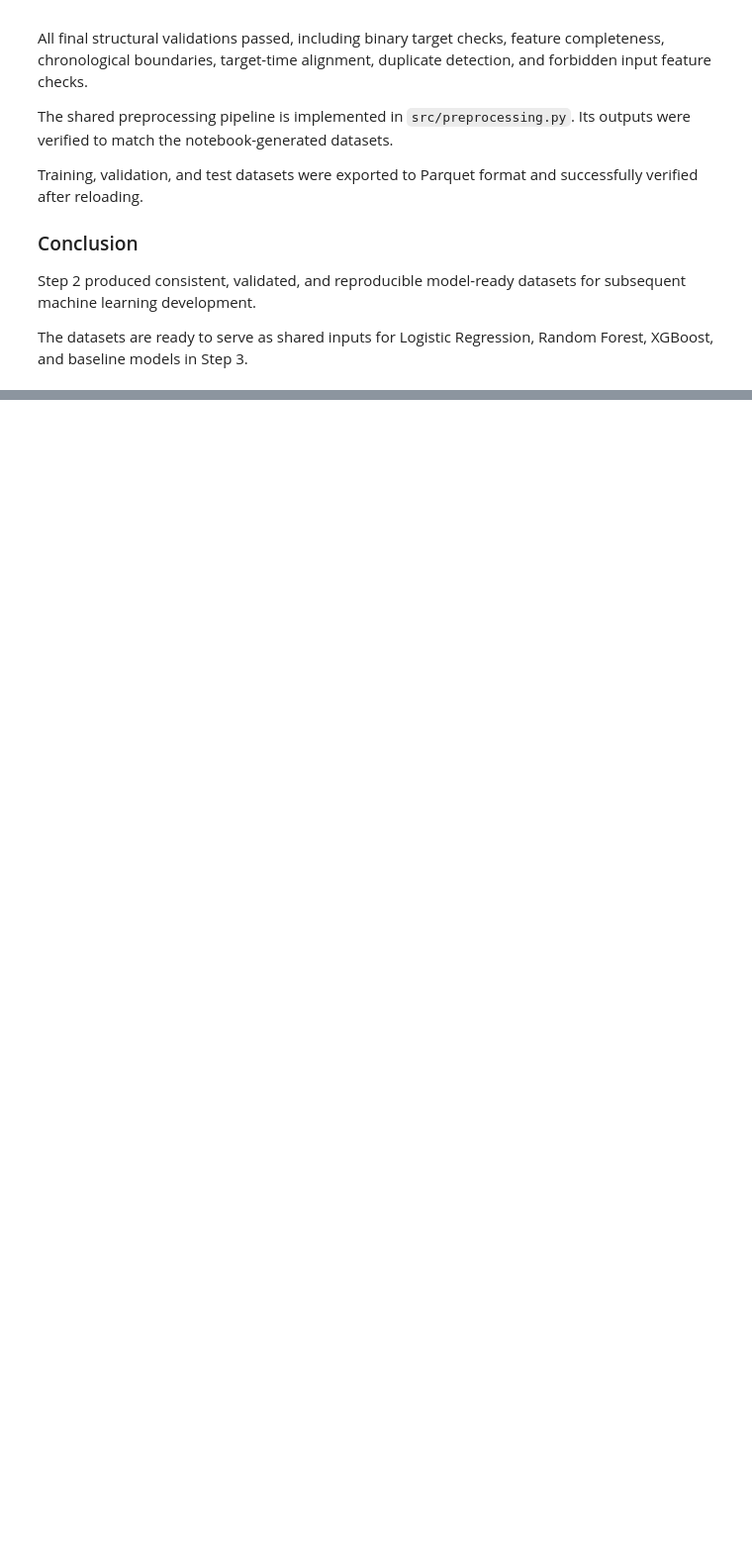
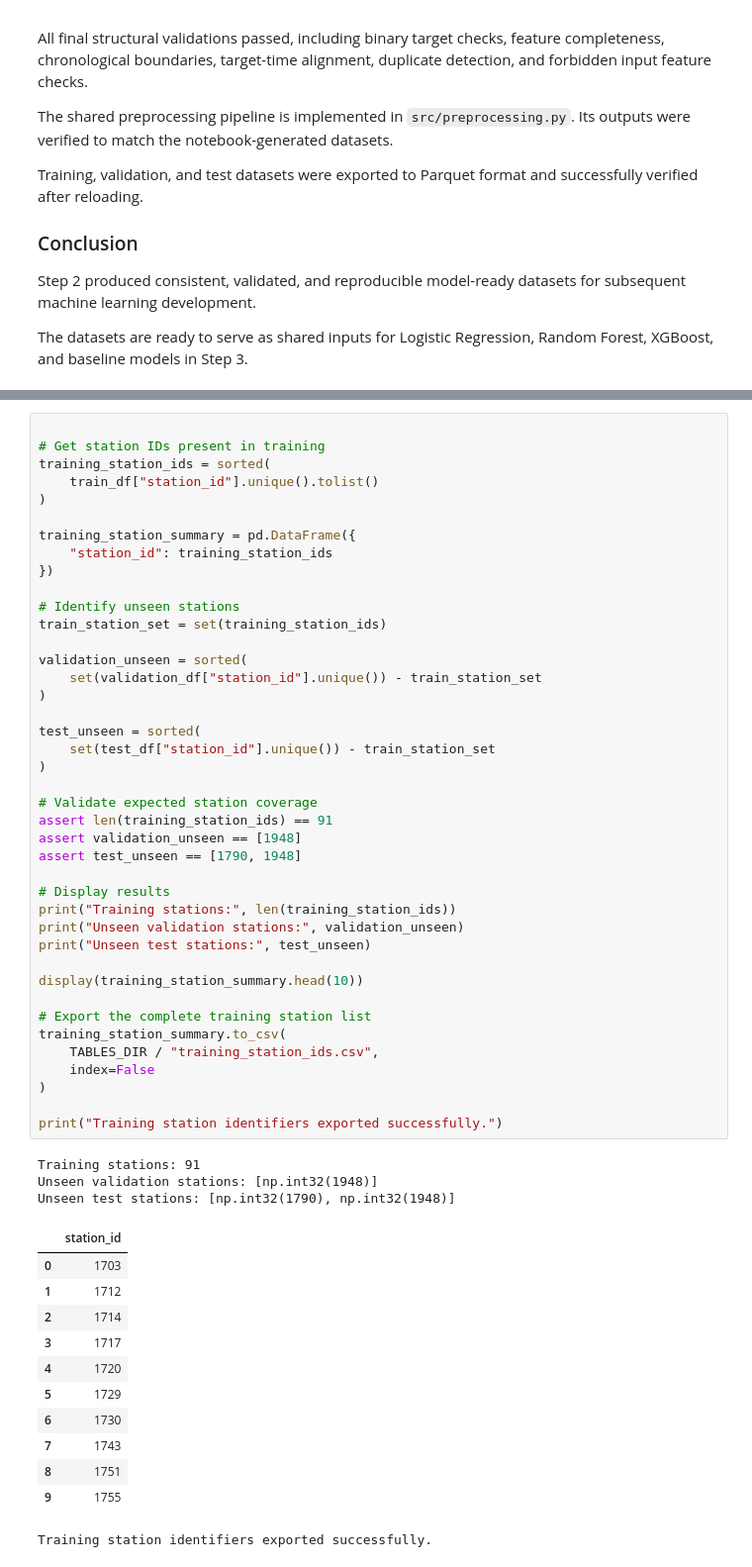
Before and after one commit to sametsav/VoltAhead, a Jupyter notebook: notebooks/05_preprocessing.ipynb, the cells around one changed output, grey strips where cells are left out. Shown at 99% size. Saved outputs shown, nothing was run; the diff lists cells and outputs as text; blank space fills up the shorter version.

```diff
--- a/notebooks/05_preprocessing.ipynb
+++ b/notebooks/05_preprocessing.ipynb
@@ -2348,0 +2450,57 @@ The datasets are ready to serve as shared inputs for Logistic Regression, Random
+# %%
+
+# Get station IDs present in training
+training_station_ids = sorted(
+    train_df["station_id"].unique().tolist()
+)
+
+training_station_summary = pd.DataFrame({
+    "station_id": training_station_ids
+})
+
+# Identify unseen stations
+train_station_set = set(training_station_ids)
+
+validation_unseen = sorted(
+    set(validation_df["station_id"].unique()) - train_station_set
+)
+
+test_unseen = sorted(
+    set(test_df["station_id"].unique()) - train_station_set
+)
+
+# Validate expected station coverage
+assert len(training_station_ids) == 91
+assert validation_unseen == [1948]
+assert test_unseen == [1790, 1948]
+
+# Display results
+print("Training stations:", len(training_station_ids))
+print("Unseen validation stations:", validation_unseen)
+print("Unseen test stations:", test_unseen)
+
+display(training_station_summary.head(10))
+
+# Export the complete training station list
+training_station_summary.to_csv(
+    TABLES_DIR / "training_station_ids.csv",
+    index=False
+)
+
+print("Training station identifiers exported successfully.")
+# %% [output]
+Training stations: 91
+Unseen validation stations: [np.int32(1948)]
+Unseen test stations: [np.int32(1790), np.int32(1948)]
+|  | station_id |
+| 0 | 1703 |
+| 1 | 1712 |
+| 2 | 1714 |
+| 3 | 1717 |
+| 4 | 1720 |
+| 5 | 1729 |
+| 6 | 1730 |
+| 7 | 1743 |
+| 8 | 1751 |
+| 9 | 1755 |
+Training station identifiers exported successfully.
```
Also changed, not shown: parts of 13 cells of this notebook, 6 other files.
